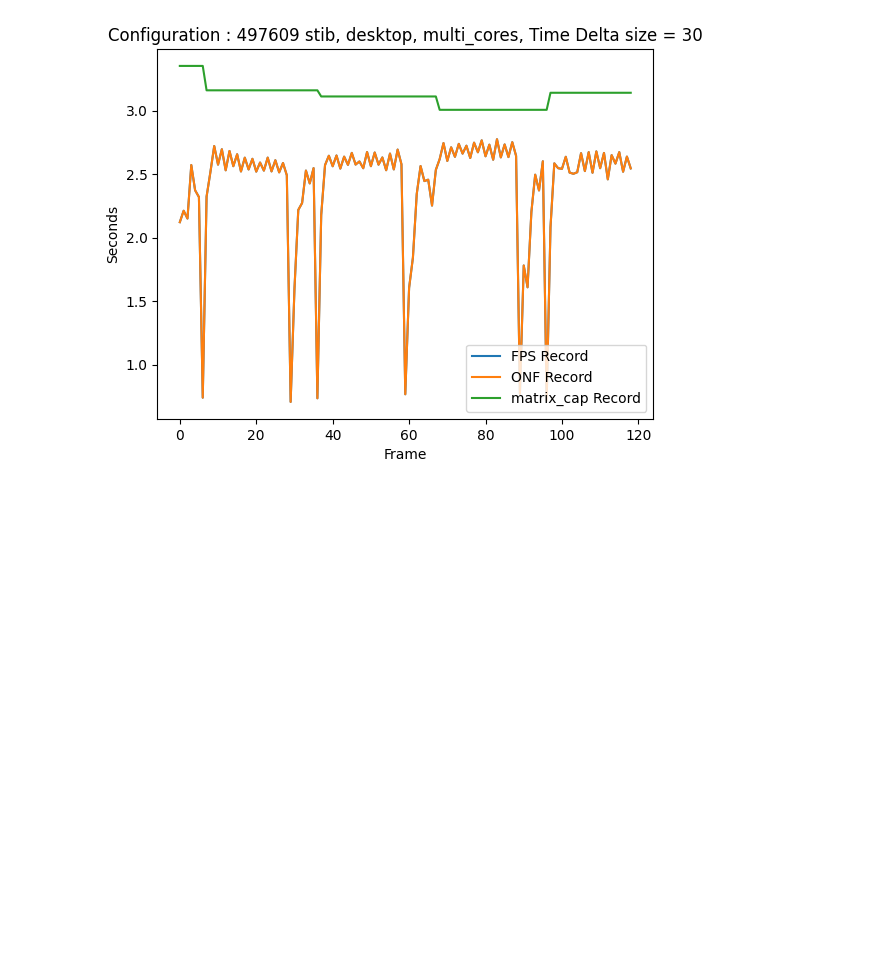
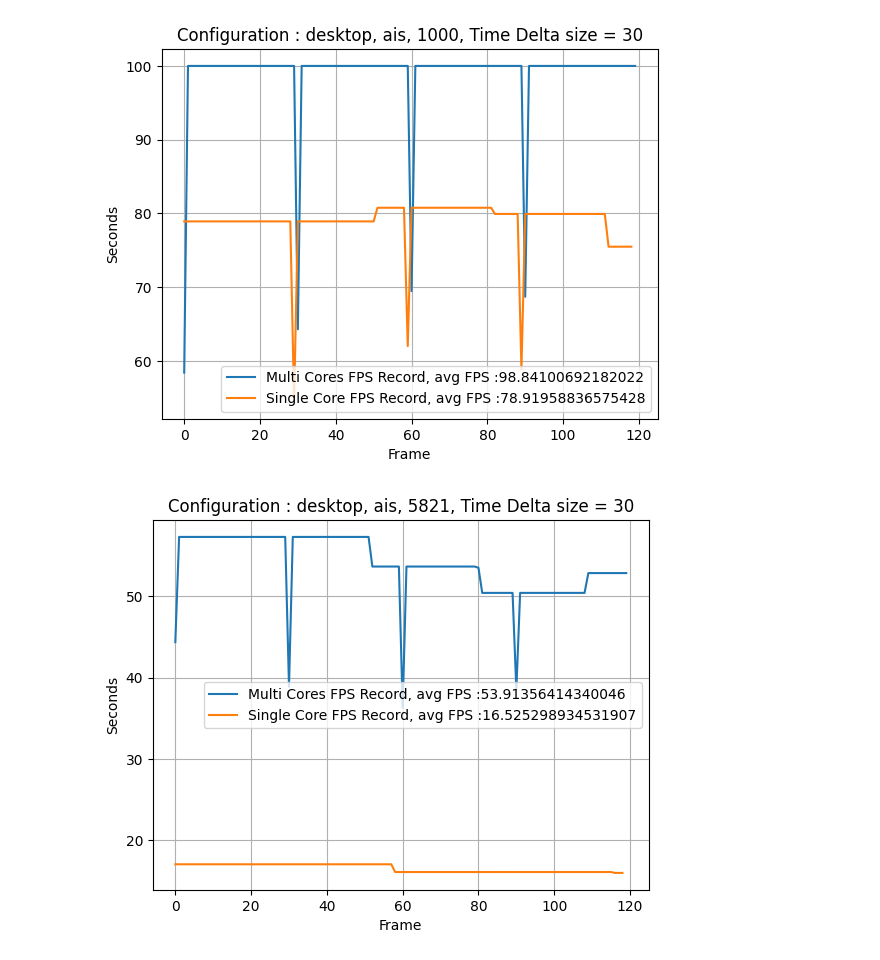
Before and after one commit to amanzer/move_layer, a Jupyter notebook: results.ipynb, the cells around one changed output. Cells and saved outputs as stored; diff of their text form; code cells hidden in the pictures; blank space fills up the shorter version.

Commit message:
desktop plots

```diff
--- a/results.ipynb
+++ b/results.ipynb
@@ -1,41 +1,33 @@
 # %%
 import pickle
 import matplotlib.pyplot as plt
 
-config="desktop"
-# config="laptop"
-model="multi_cores"
-# model="single_core"
-dataset="ais"
-dataset="stib"
-# size="1000"
-# size="5821"
-# size="100000"
-size="497609"
-
-with open(f"{config}_results/{model}_results/{dataset}_{size}_multicores_fps_record.pkl", "rb") as f:
-    fps_record = pickle.load(f)
-with open(f"{config}_results/{model}_results/{dataset}_{size}_multicores_onf_record.pkl", "rb") as f:
-    onf_record = pickle.load(f)
-with open(f"{config}_results/{model}_results/{dataset}_{size}_multicores_matrix_cap_record.pkl", "rb") as f:
-    matrix_cap_record = pickle.load(f)
+plots= [["desktop", "multi_cores", "ais", "1000"],["desktop", "multi_cores", "ais", "5821"], ["desktop", "multi_cores", "stib", "100000"], ["desktop", "multi_cores", "stib", "497609"]]
 
 
+for configs in plots:
 
-# Plotting the records
-plt.plot(fps_record, label='FPS Record')
-plt.plot(onf_record, label='ONF Record')
-plt.plot(matrix_cap_record, label='matrix_cap Record')
+    with open(f"{configs[0]}_results/{"multi_cores"}_results/{configs[2]}_{configs[3]}_multicores_fps_record.pkl", "rb") as f:
+        fps_record_multi = pickle.load(f)
 
-# Adding labels and title
-plt.xlabel('Frame')
-plt.ylabel('Seconds')
-plt.title(f"Configuration : {size} {dataset}, {config}, {model}, Time Delta size = 30")
 
-# Adding legend
-plt.legend()
+    with open(f"{configs[0]}_results/{"single_core"}_results/{configs[2]}_{configs[3]}_multicores_fps_record.pkl", "rb") as f:
+        fps_record_single = pickle.load(f)
 
-# Display the plot
-plt.show()
+    plt.plot(fps_record_multi, label=f'Multi Cores FPS Record, avg FPS :{sum(fps_record_multi)/len(fps_record_multi)}')
+    plt.plot(fps_record_single, label=f'Single Core FPS Record, avg FPS :{sum(fps_record_single)/len(fps_record_single)}')
+
+    # Adding labels and title
+    plt.xlabel('Frame')
+    plt.ylabel('Seconds')
+    plt.title(f"Configuration : {configs[0]}, {configs[2]}, {configs[3]}, Time Delta size = 30")
+
+    # Adding legend
+    plt.legend()
+    plt.grid()
+
+    # Display the plot
+    plt.show()
 # %% [output]
-[figure, old version]
+[figure, new version]
+[figure, added]
```
Also changed, not shown: parts of 1 cell of this notebook.
